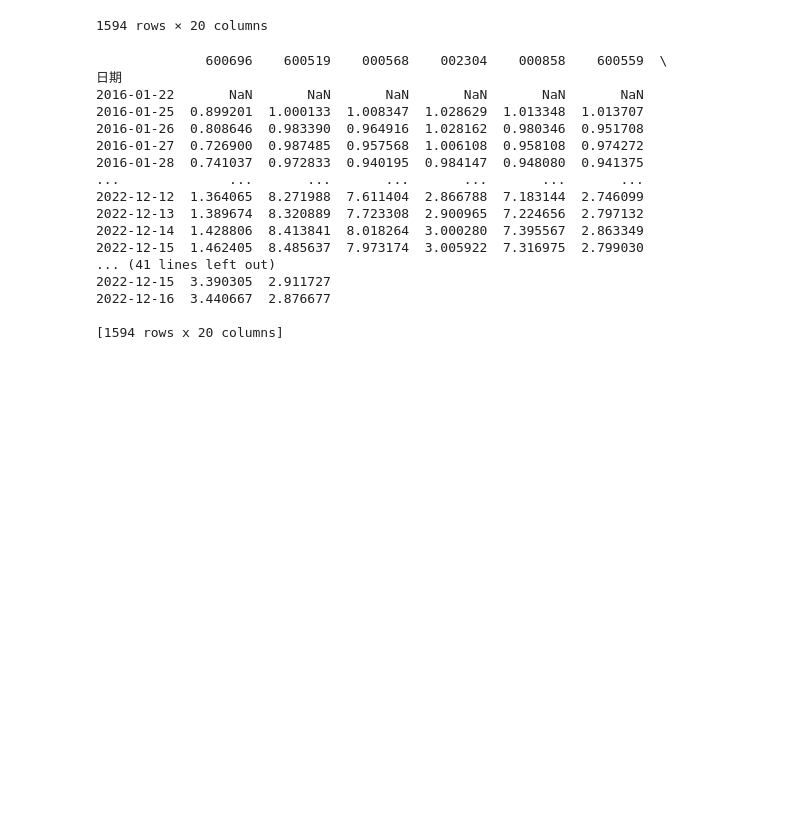
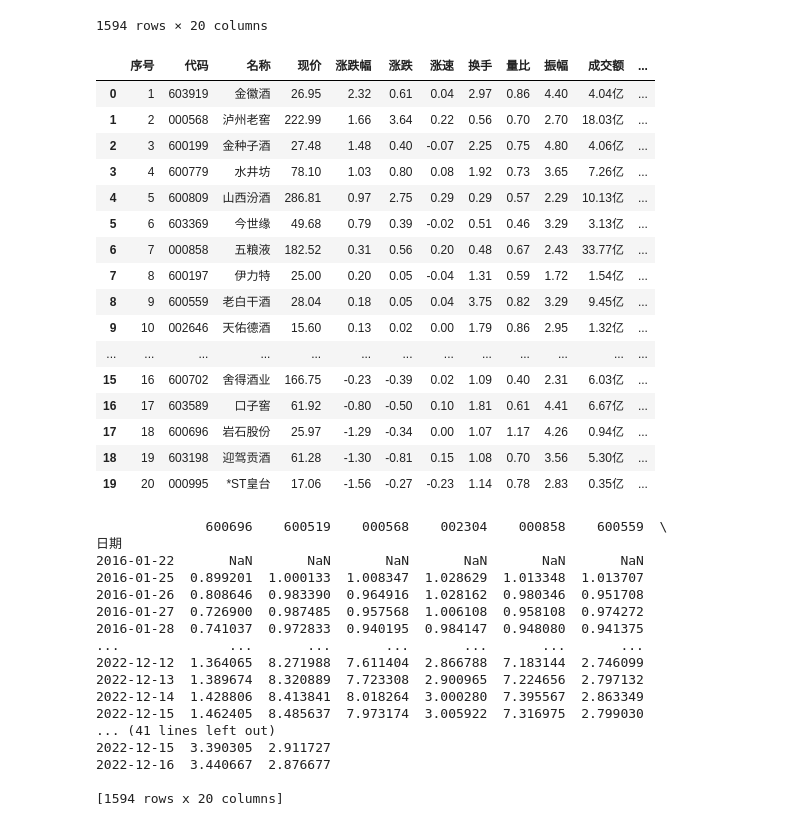
Before and after one commit to steven-xian/example, a Jupyter notebook: learn_python/finance/白酒行业分析.ipynb, the cells around one changed output. Cells and saved outputs as stored; diff of their text form; code cells hidden in the pictures; blank space fills up the shorter version.

```diff
--- a/learn_python/finance/白酒行业分析.ipynb
+++ b/learn_python/finance/白酒行业分析.ipynb
@@ -202,6 +164,26 @@ df_close = pd.DataFrame(cl_dict)
 
 # df_close.plot(subplots=True, figsize=(16,16))
 # print(stock_hist)
+# %%
+stocks
+# %% [output]
+|  | 序号 | 代码 | 名称 | 现价 | 涨跌幅 | 涨跌 | 涨速 | 换手 | 量比 | 振幅 | 成交额 | ... |
+| 0 | 1 | 603919 | 金徽酒 | 26.95 | 2.32 | 0.61 | 0.04 | 2.97 | 0.86 | 4.40 | 4.04亿 | ... |
+| 1 | 2 | 000568 | 泸州老窖 | 222.99 | 1.66 | 3.64 | 0.22 | 0.56 | 0.70 | 2.70 | 18.03亿 | ... |
+| 2 | 3 | 600199 | 金种子酒 | 27.48 | 1.48 | 0.40 | -0.07 | 2.25 | 0.75 | 4.80 | 4.06亿 | ... |
+| 3 | 4 | 600779 | 水井坊 | 78.10 | 1.03 | 0.80 | 0.08 | 1.92 | 0.73 | 3.65 | 7.26亿 | ... |
+| 4 | 5 | 600809 | 山西汾酒 | 286.81 | 0.97 | 2.75 | 0.29 | 0.29 | 0.57 | 2.29 | 10.13亿 | ... |
+| 5 | 6 | 603369 | 今世缘 | 49.68 | 0.79 | 0.39 | -0.02 | 0.51 | 0.46 | 3.29 | 3.13亿 | ... |
+| 6 | 7 | 000858 | 五粮液 | 182.52 | 0.31 | 0.56 | 0.20 | 0.48 | 0.67 | 2.43 | 33.77亿 | ... |
+| 7 | 8 | 600197 | 伊力特 | 25.00 | 0.20 | 0.05 | -0.04 | 1.31 | 0.59 | 1.72 | 1.54亿 | ... |
+| 8 | 9 | 600559 | 老白干酒 | 28.04 | 0.18 | 0.05 | 0.04 | 3.75 | 0.82 | 3.29 | 9.45亿 | ... |
+| 9 | 10 | 002646 | 天佑德酒 | 15.60 | 0.13 | 0.02 | 0.00 | 1.79 | 0.86 | 2.95 | 1.32亿 | ... |
+| ... | ... | ... | ... | ... | ... | ... | ... | ... | ... | ... | ... | ... |
+| 15 | 16 | 600702 | 舍得酒业 | 166.75 | -0.23 | -0.39 | 0.02 | 1.09 | 0.40 | 2.31 | 6.03亿 | ... |
+| 16 | 17 | 603589 | 口子窖 | 61.92 | -0.80 | -0.50 | 0.10 | 1.81 | 0.61 | 4.41 | 6.67亿 | ... |
+| 17 | 18 | 600696 | 岩石股份 | 25.97 | -1.29 | -0.34 | 0.00 | 1.07 | 1.17 | 4.26 | 0.94亿 | ... |
+| 18 | 19 | 603198 | 迎驾贡酒 | 61.28 | -1.30 | -0.81 | 0.15 | 1.08 | 0.70 | 3.56 | 5.30亿 | ... |
+| 19 | 20 | 000995 | *ST皇台 | 17.06 | -1.56 | -0.27 | -0.23 | 1.14 | 0.78 | 2.83 | 0.35亿 | ... |
 # %%
 ret = (1 + df_close.pct_change()).cumprod()
 print(ret)
```
Also changed, not shown: parts of 19 cells of this notebook.
